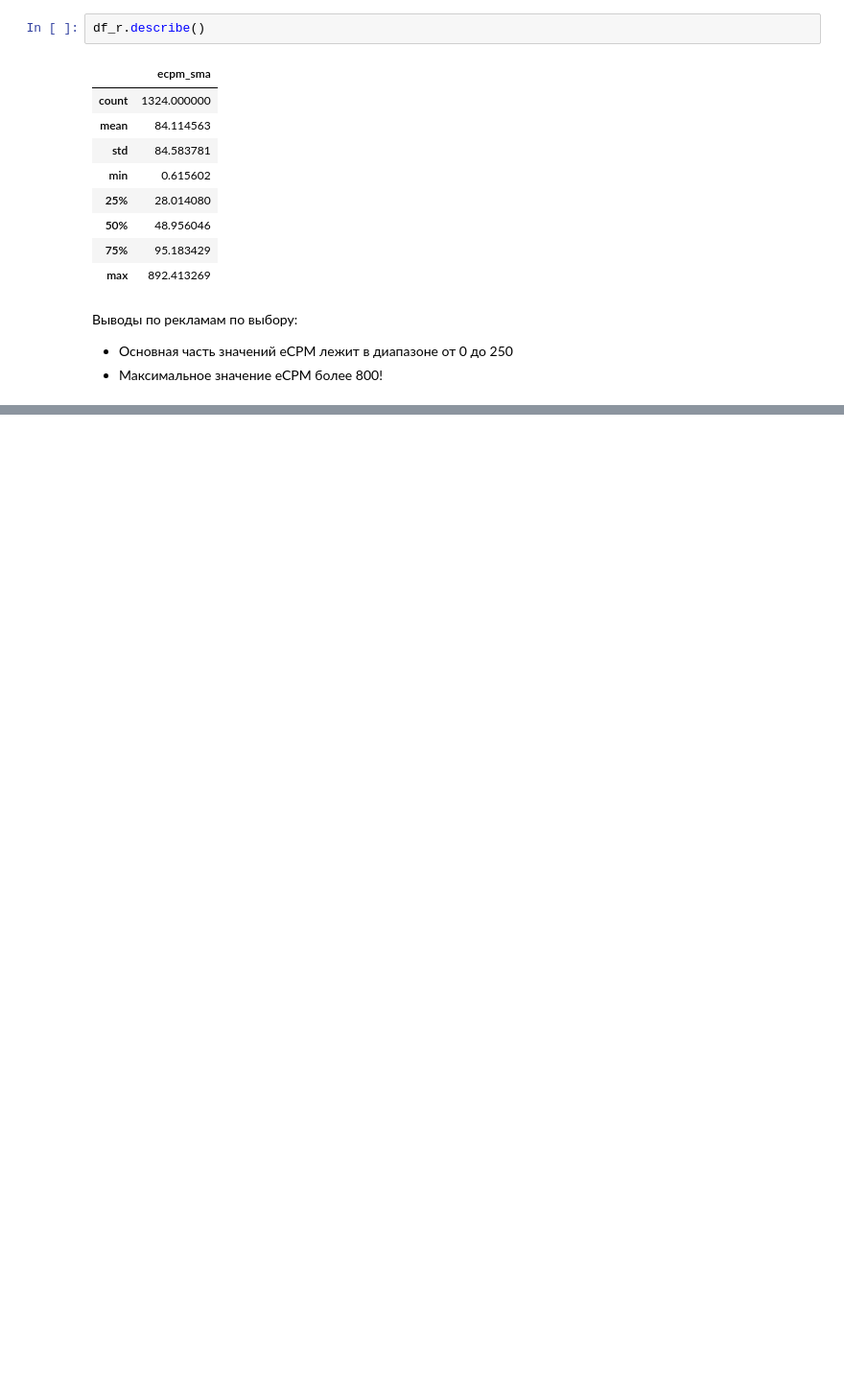
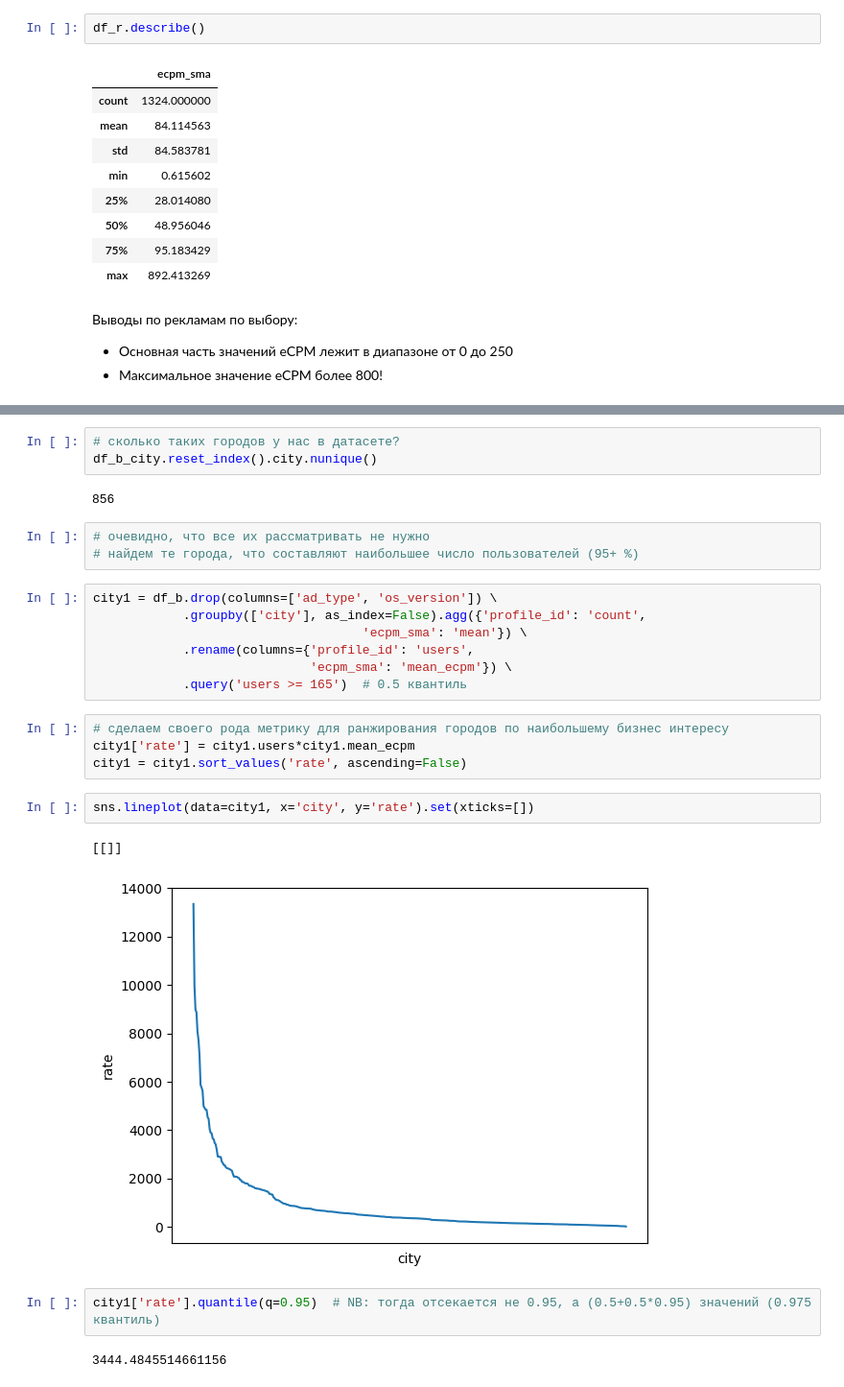
Before and after one commit to AxenovN/uga_dooga_task, a Jupyter notebook: the_task.ipynb, the cells around one changed output, grey strips where cells are left out. Shown at 96% size. Cells and saved outputs as stored; diff of their text form; blank space fills up the shorter version.

```diff
--- a/the_task.ipynb
+++ b/the_task.ipynb
@@ -982,0 +1146,28 @@ df_r.describe()
+# %%
+# сколько таких городов у нас в датасете?
+df_b_city.reset_index().city.nunique()
+# %% [output]
+856
+# %%
+# очевидно, что все их рассматривать не нужно
+# найдем те города, что составляют наибольшее число пользователей (95+ %)
+# %%
+city1 = df_b.drop(columns=['ad_type', 'os_version']) \
+            .groupby(['city'], as_index=False).agg({'profile_id': 'count',
+                                    'ecpm_sma': 'mean'}) \
+            .rename(columns={'profile_id': 'users',
+                             'ecpm_sma': 'mean_ecpm'}) \
+            .query('users >= 165')  # 0.5 квантиль
+# %%
+# сделаем своего рода метрику для ранжирования городов по наибольшему бизнес интересу
+city1['rate'] = city1.users*city1.mean_ecpm
+city1 = city1.sort_values('rate', ascending=False)
+# %%
+sns.lineplot(data=city1, x='city', y='rate').set(xticks=[])
+# %% [output]
+[[]]
+[figure, added]
+# %%
+city1['rate'].quantile(q=0.95)  # NB: тогда отсекается не 0.95, а (0.5+0.5*0.95) значений (0.975 квантиль)
+# %% [output]
+3444.4845514661156
```
Also changed, not shown: parts of 69 cells of this notebook.
